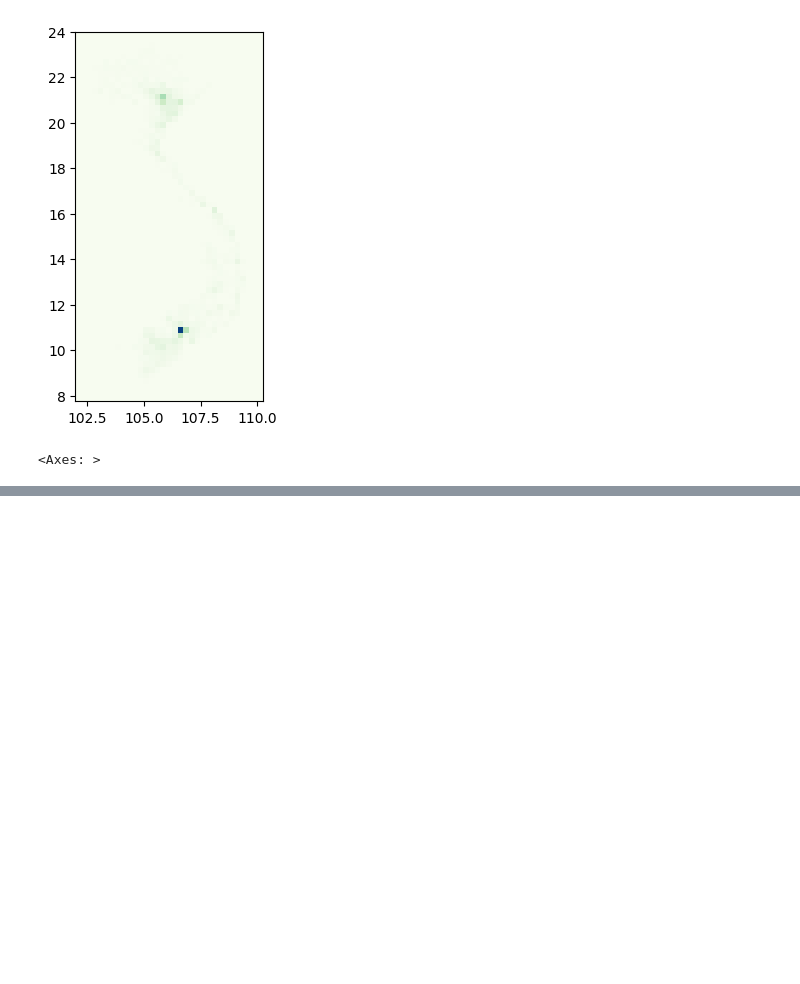
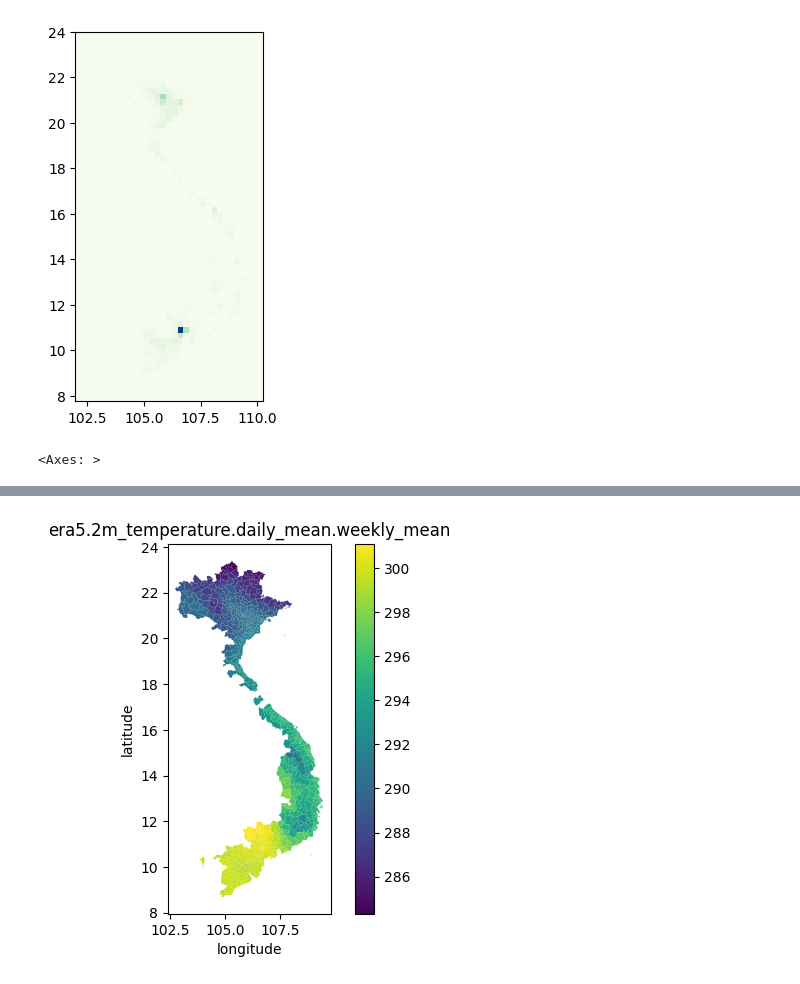
Before and after one commit to kraemer-lab/geoglue, a Jupyter notebook: notebooks/xarray_exactextract.ipynb, the cells around one changed output, grey strips where cells are left out. Cells and saved outputs as stored; diff of their text form; code cells hidden in the pictures; blank space fills up the shorter version.

```diff
--- a/notebooks/xarray_exactextract.ipynb
+++ b/notebooks/xarray_exactextract.ipynb
@@ -45,0 +90,4 @@ weighted_temp.data.to_parquet("VNM-era5.2m_temperature.daily_mean.parquet", inde
+# %%
+weighted_temp.weekly().plot("2022-W02")
+# %% [output]
+[figure, added]
```
Also changed, not shown: parts of 12 cells of this notebook, 2 other files.
